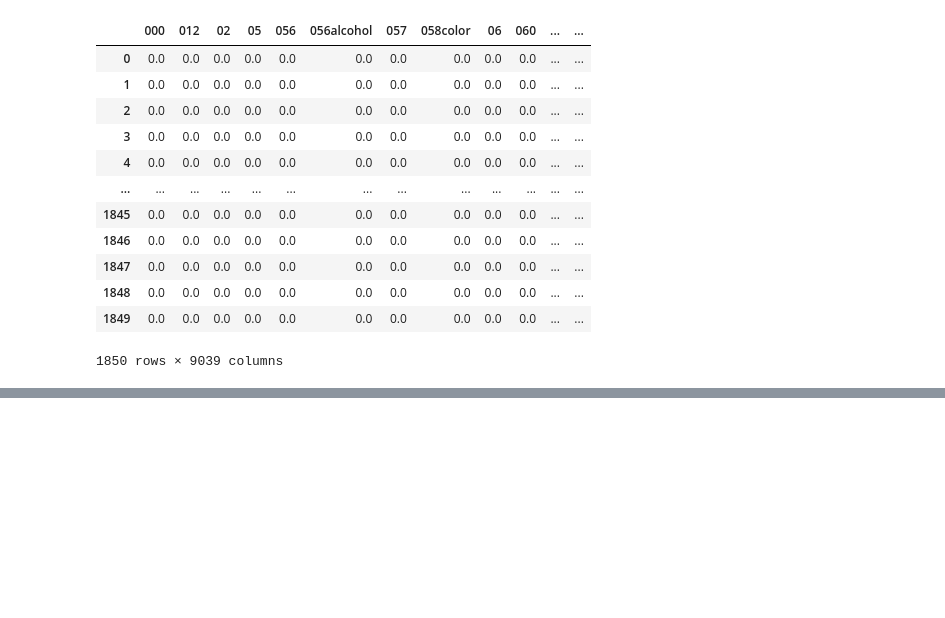
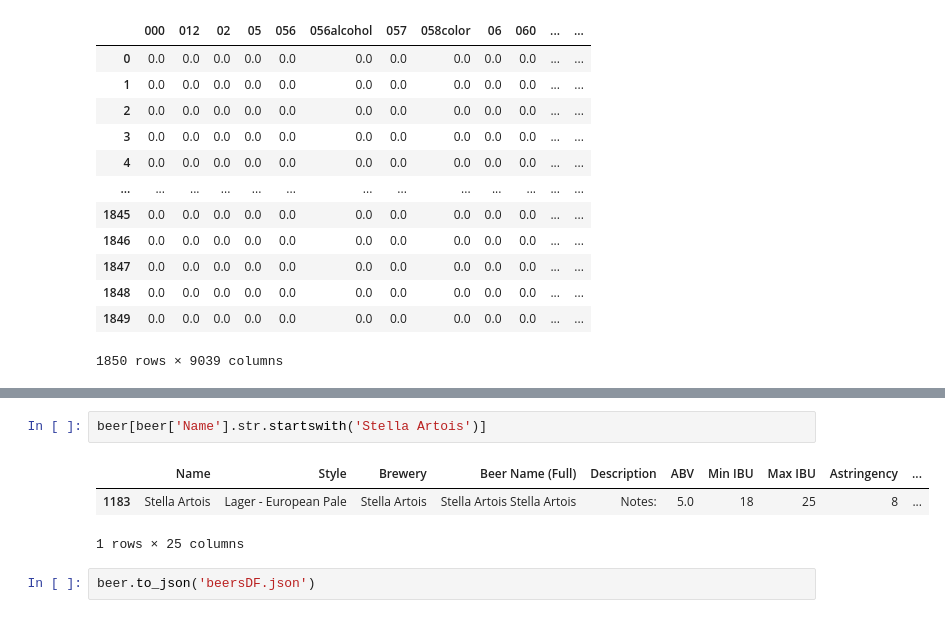
Before and after one commit to martineza96/BeerRecommender, a Jupyter notebook: BeerEDA.ipynb, the cells around one changed output, grey strips where cells are left out. Saved outputs shown, nothing was run; the diff lists cells and outputs as text; blank space fills up the shorter version.

```diff
--- a/BeerEDA.ipynb
+++ b/BeerEDA.ipynb
@@ -265,0 +398,8 @@ description_df
+# %%
+beer[beer['Name'].str.startswith('Stella Artois')]
+# %% [output]
+|  | Name | Style | Brewery | Beer Name (Full) | Description | ABV | Min IBU | Max IBU | Astringency | ... |
+| 1183 | Stella Artois | Lager - European Pale | Stella Artois | Stella Artois Stella Artois | Notes: | 5.0 | 18 | 25 | 8 | ... |
+1 rows × 25 columns
+# %%
+beer.to_json('beersDF.json')
```
Also changed, not shown: parts of 9 cells of this notebook, 30 other files.
